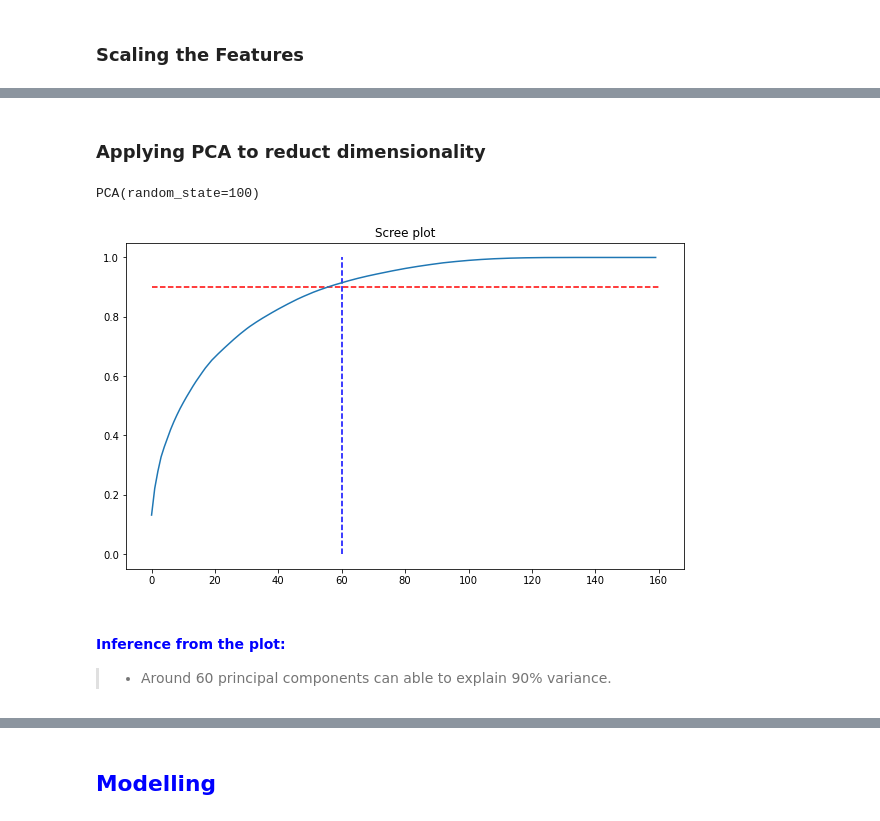
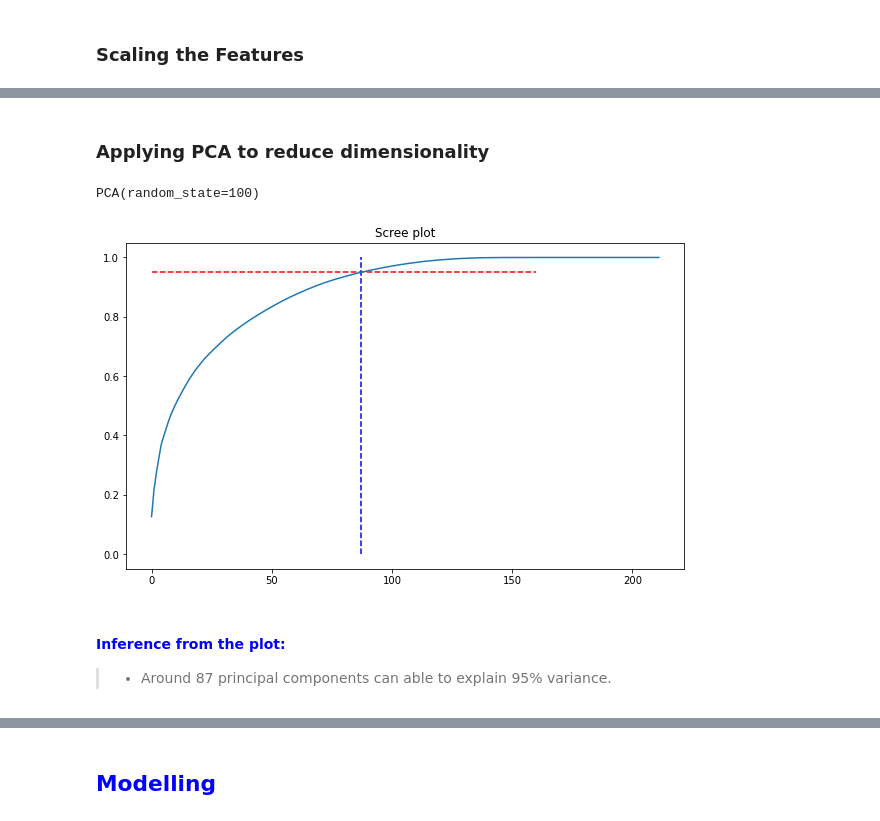
Before and after one commit to Veneeshkrishnan/Telecom_churn_case_study, a Jupyter notebook: Telecom_churn_case_study.ipynb, the cells around one changed output, grey strips where cells are left out. Cells and saved outputs as stored; diff of their text form; code cells hidden in the pictures.

```diff
--- a/Telecom_churn_case_study.ipynb
+++ b/Telecom_churn_case_study.ipynb
@@ -332,0 +710,10 @@ plt.show()
+# %%
+# Creating dummies for categorical features in telecom dataset
+dum = pd.get_dummies(telecom["tenure_range"], drop_first=True)
+telecom = pd.concat([telecom, dum], axis=1)
+telecom.drop("tenure_range", axis=1, inplace=True)
+
+# Creating dummies for categorical features in final test dataset
+dum = pd.get_dummies(final_test["tenure_range"], drop_first=True)
+final_test = pd.concat([final_test, dum], axis=1)
+final_test.drop("tenure_range", axis=1, inplace=True)
@@ -334,8 +737,8 @@ plt.show()
 ### Splitting into train and test set
 # %%
 # Splitting the dataset into dependent and independent variables
-y = telecom.pop("churn_probability")
-X = telecom.copy()
+y = telecom["churn_probability"]
+X = telecom.drop("churn_probability", axis=1)
 # %%
 # Splitting into train and test split
 X_train, X_test, y_train, y_test = train_test_split(X, y, train_size=0.7, test_size=0.3, random_state=100)
@@ -350,12 +753,13 @@ print(y_test.shape)
 (21000,)
 # %% [markdown]
 ### Handling Class Imbalance
-# %%
-# As we have only 10% of churn cases and 90% of non_churn cases, thus we can use SMOTE
-
-# Instantiating the Smote function
-smt = SMOTE(random_state=100)
-X_train, y_train = smt.fit_resample(X_train, y_train)
+# %%
+# Handling imbalance in the data
+over = SMOTE(sampling_strategy=0.5)
+under = RandomUnderSampler(sampling_strategy=0.5)
+steps = [('o', over), ('u', under)]
+pipeline = Pipeline(steps=steps)
+X_train, y_train = pipeline.fit_resample(X_train, y_train)
 # %%
 # Checking the distribution of the resampled training set
 y_train.value_counts().plot.bar(color=["coral","lightblue"],linewidth=1, edgecolor="k")
@@ -393,5 +805,5 @@ X_train_df.describe()
 # %% [markdown]
-### Applying PCA to reduct dimensionality
+### Applying PCA to reduce dimensionality
 # %%
 # Instantiating PCA
 pca = PCA(random_state=100)
@@ -403,18 +815,18 @@ PCA(random_state=100)
 # %%
 # Checking the cumulative variance
 var_cum = np.cumsum(pca.explained_variance_ratio_)
 
 # Plotting the var_cum to select the number of features
 plt.figure(figsize=[10,6])
 plt.plot(var_cum)
-plt.hlines(y=0.90, xmin=0, xmax=160, colors="r", linestyle="--")
-plt.vlines(x=60, ymin=0, ymax=1, colors="b", linestyles="--")
+plt.hlines(y=0.95, xmin=0, xmax=160, colors="r", linestyle="--")
+plt.vlines(x=87, ymin=0, ymax=1, colors="b", linestyles="--")
 plt.title("Scree plot")
 plt.show()
 # %% [output]
-[figure, old version]
+[figure, new version]
 # %% [markdown]
 #### <font color="blue">Inference from the plot:
-> - Around 60 principal components can able to explain 90% variance.
+> - Around 87 principal components can able to explain 95% variance.
 # %%
 # Reducing the dimensions so that it can explain 90% of variance
```
Also changed, not shown: parts of 118 cells of this notebook.
